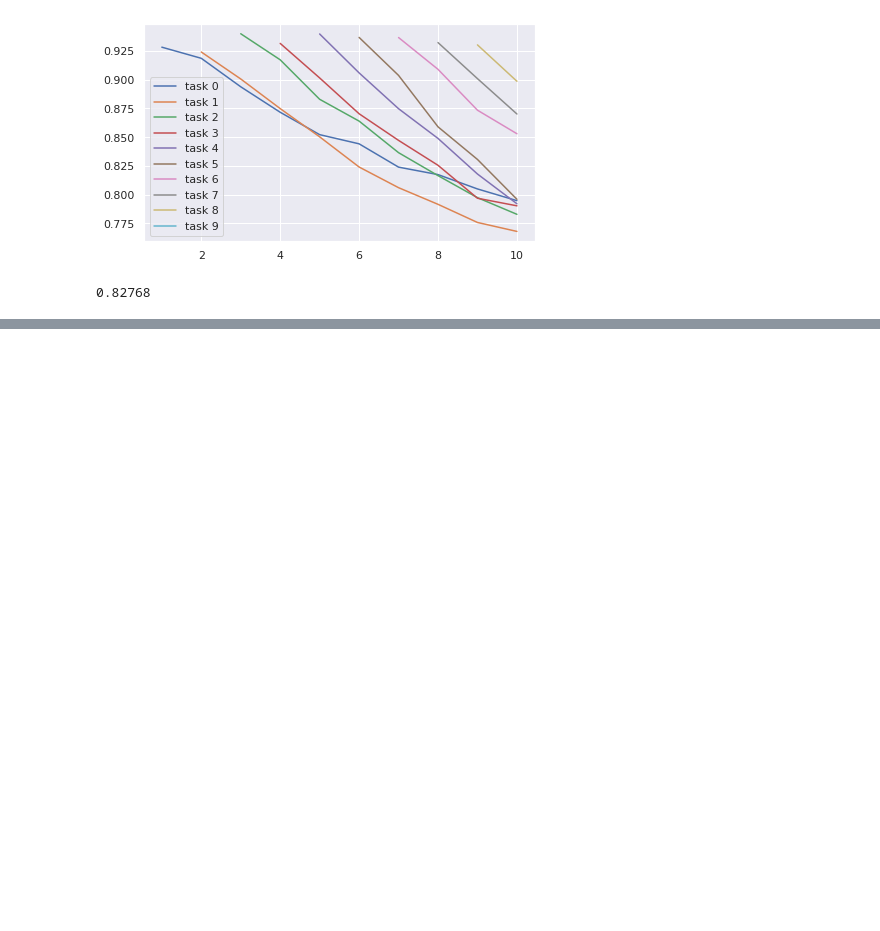
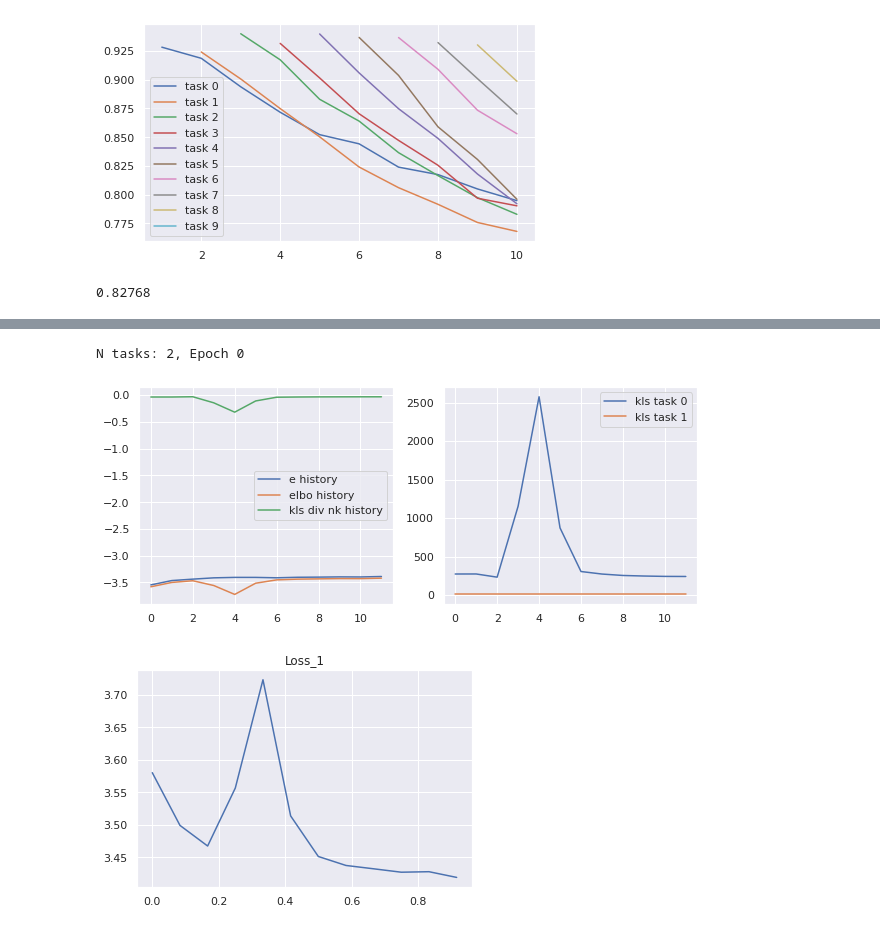
Before and after one commit to AndreevP/FRCL, a Jupyter notebook: notebooks/pipeline_demo.ipynb, the cells around one changed output, grey strips where cells are left out. Drawn from its saved outputs; the diff is of its cells as text; code cells hidden in the pictures; blank space fills up the shorter version.

```diff
--- a/notebooks/pipeline_demo.ipynb
+++ b/notebooks/pipeline_demo.ipynb
@@ -94,0 +118,9 @@ np.mean([y[-1] for y in Y])
+# %%
+task = OmniglotTask(n_tasks=2)
+frcl_pipeline =  FRCLStatTrace(task, n_repeat=1, device='cuda', n_epochs=1, lr=3*1e-5, batch_size=32, n_inducing=50)
+# %%
+res_frcl = frcl_pipeline.run()
+# %% [output]
+N tasks: 2, Epoch 0
+[figure, added]
+[figure, added]
```
Also changed, not shown: parts of 7 cells of this notebook.
